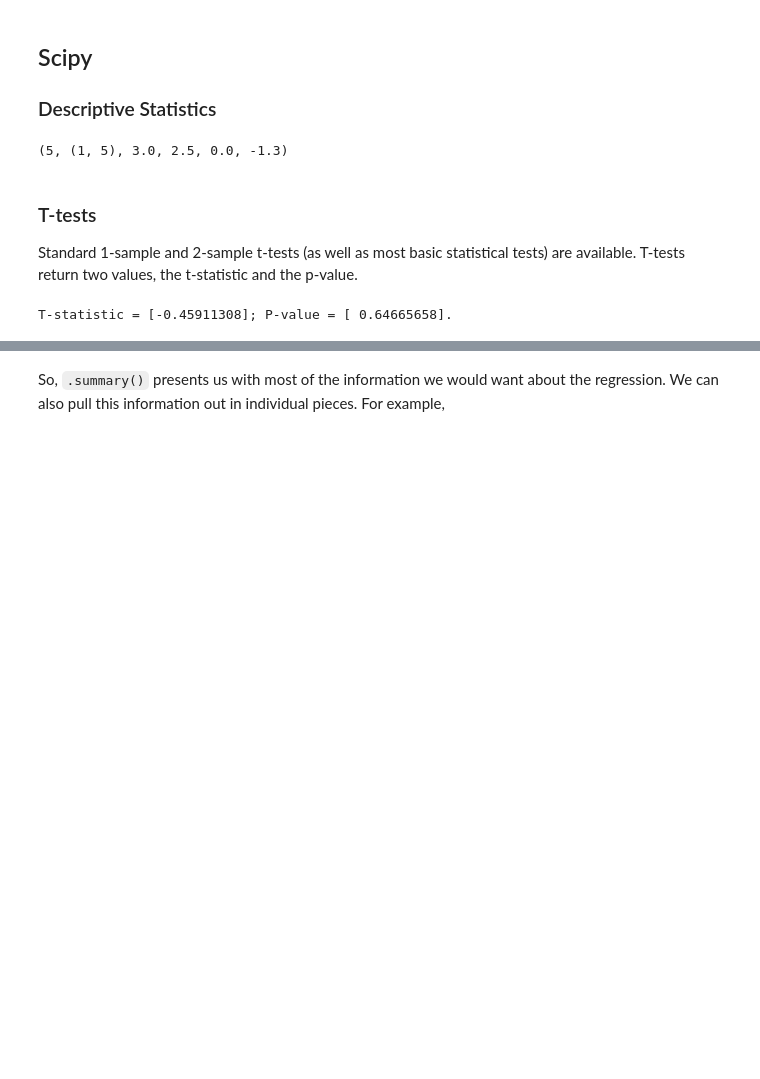
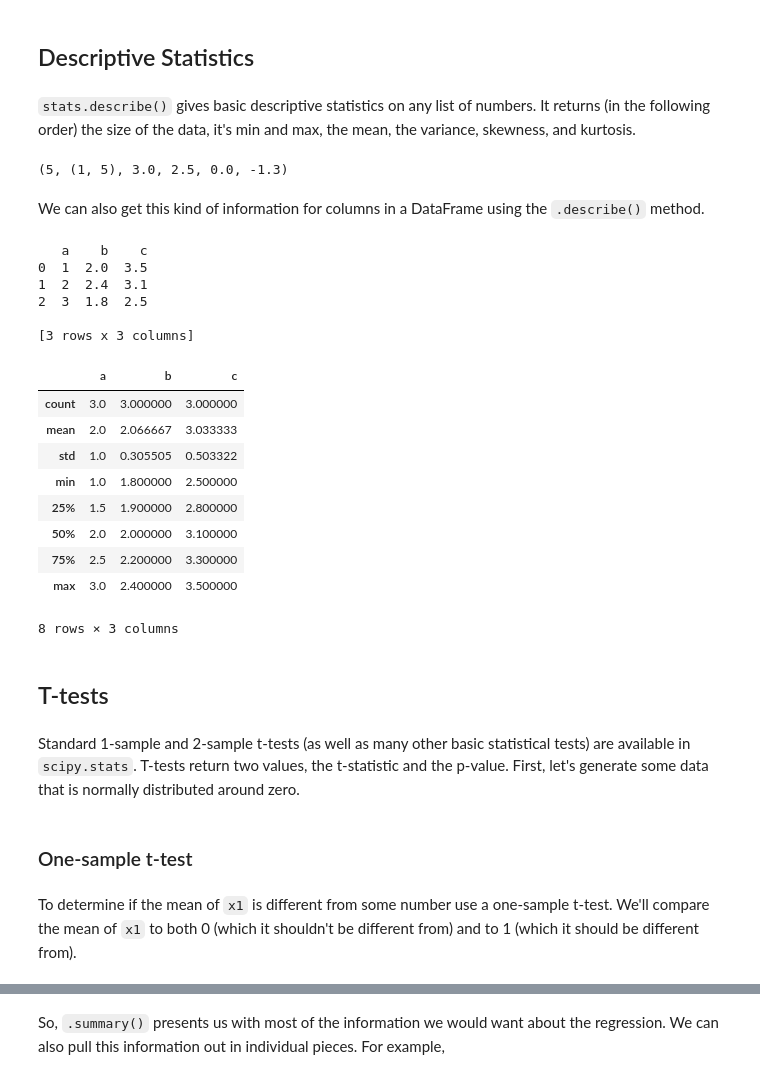
Before and after one commit to datacarpentry/semester-biology, a Jupyter notebook: ipynbs/statistics.ipynb, the cells around one changed output, grey strips where cells are left out. Saved outputs shown, nothing was run; the diff lists cells and outputs as text; code cells hidden in the pictures; blank space fills up the shorter version.

```diff
--- a/ipynbs/statistics.ipynb
+++ b/ipynbs/statistics.ipynb
@@ -27,22 +28,47 @@ import matplotlib.pyplot as plt
 
 %matplotlib inline
 # %% [markdown]
-Scipy
------
-### Descriptive Statistics
+## Descriptive Statistics
+# %% [markdown]
+`stats.describe()` gives basic descriptive statistics on any list of numbers. It returns (in the following order) the size of the data, it's min and max, the mean, the variance, skewness, and kurtosis.
 # %%
 x = [1, 2, 3, 4, 5]
 stats.describe(x)
 # %% [output]
 (5, (1, 5), 3.0, 2.5, 0.0, -1.3)
+# %% [markdown]
+We can also get this kind of information for columns in a DataFrame using the `.describe()` method.
+# %%
+data = pd.DataFrame([[1, 2, 3.5], [2, 2.4, 3.1], [3, 1.8, 2.5]], columns=['a', 'b', 'c'])
+print data
+data.describe()
+# %% [output]
+   a    b    c
+0  1  2.0  3.5
+1  2  2.4  3.1
+2  3  1.8  2.5
+
+[3 rows x 3 columns]
+|  | a | b | c |
+| count | 3.0 | 3.000000 | 3.000000 |
+| mean | 2.0 | 2.066667 | 3.033333 |
+| std | 1.0 | 0.305505 | 0.503322 |
+| min | 1.0 | 1.800000 | 2.500000 |
+| 25% | 1.5 | 1.900000 | 2.800000 |
+| 50% | 2.0 | 2.000000 | 3.100000 |
+| 75% | 2.5 | 2.200000 | 3.300000 |
+| max | 3.0 | 2.400000 | 3.500000 |
+8 rows × 3 columns
+# %% [markdown]
+## T-tests
 # %% [markdown]
-### T-tests
-Standard 1-sample and 2-sample t-tests (as well as most basic statistical tests) are available.
-T-tests return two values, the t-statistic and the p-value.
+Standard 1-sample and 2-sample t-tests (as well as many other basic statistical tests) are available in `scipy.stats`.
+T-tests return two values, the t-statistic and the p-value. First, let's generate some data that is normally distributed around zero.
 # %%
 x1 = np.random.randn(100, 1)
 x2 = np.random.randn(100, 1)
-tstat, pval = stats.ttest_ind(x1, x2)
-print "T-statistic = %s; P-value = %s." % (tstat, pval)
-# %% [output]
-T-statistic = [-0.45911308]; P-value = [ 0.64665658].
+# %% [markdown]
+### One-sample t-test
+# %% [markdown]
+To determine if the mean of `x1` is different from some number use a one-sample t-test.
+We'll compare the mean of `x1` to both 0 (which it shouldn't be different from) and to 1 (which it should be different from).
```
Also changed, not shown: parts of 35 cells of this notebook.
